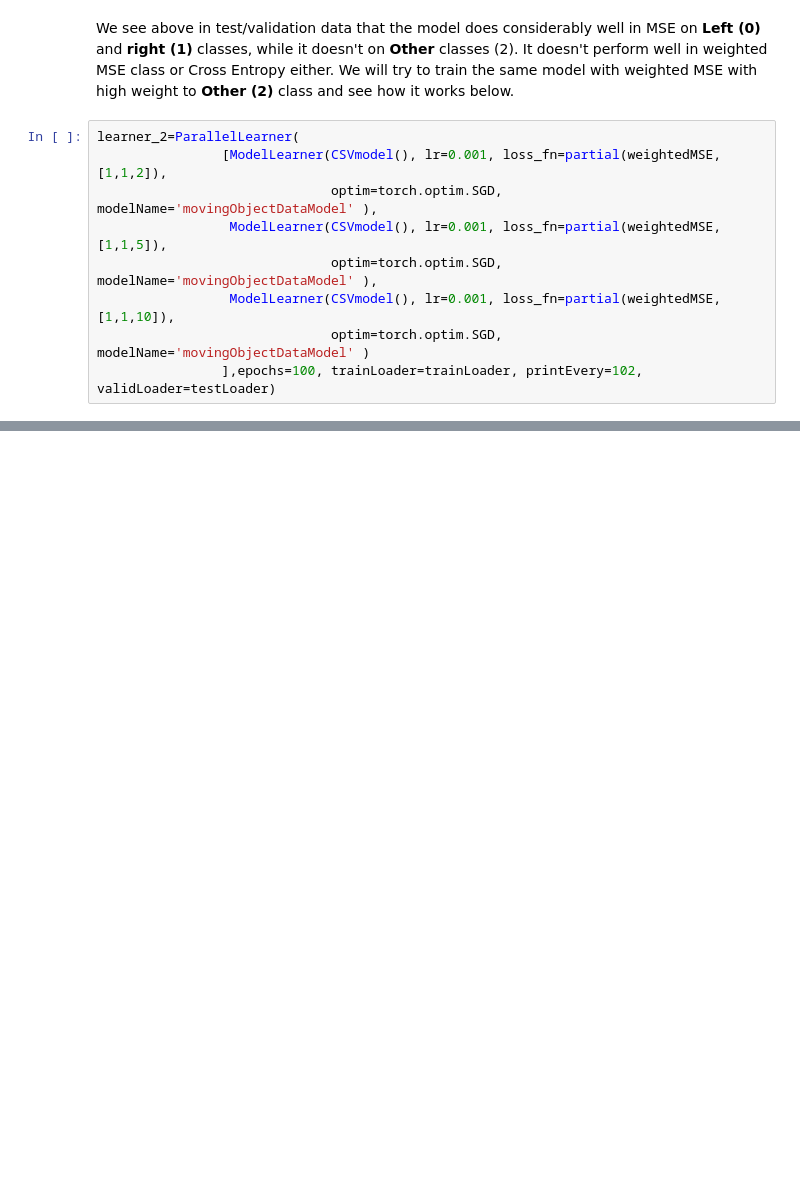
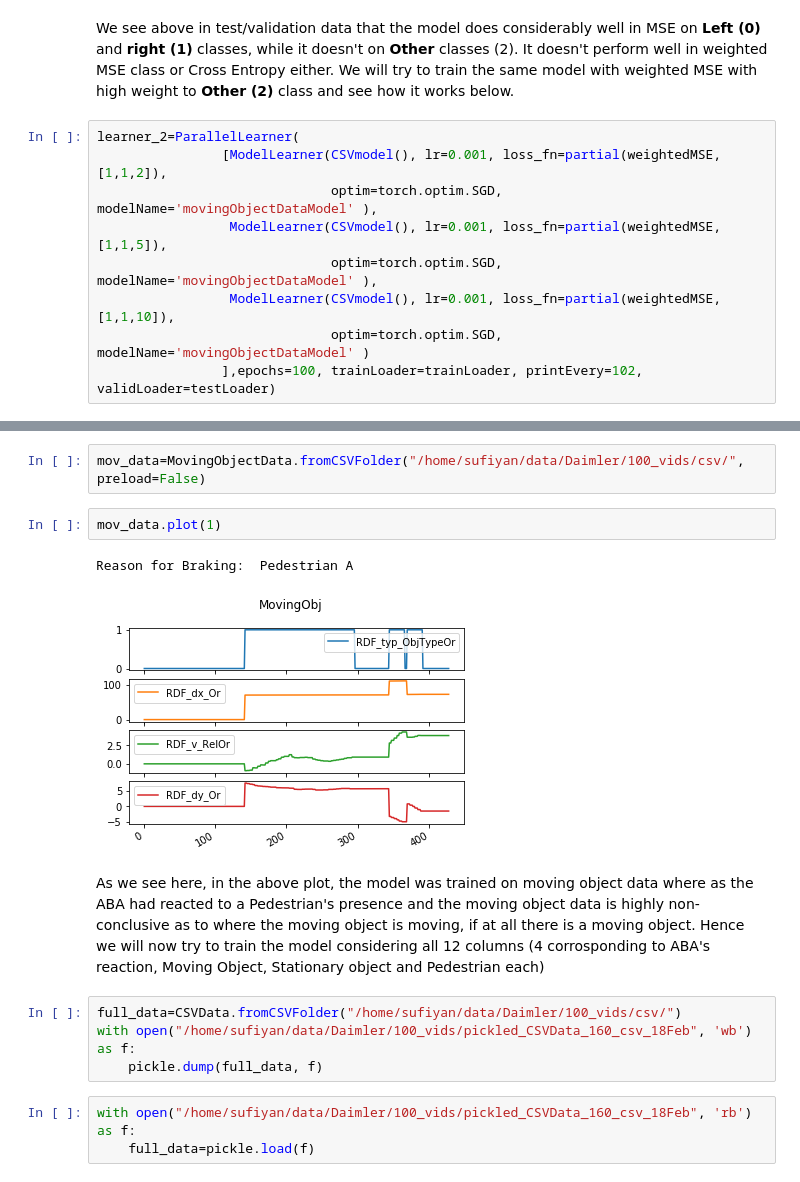
Before and after one commit to dumbPy/SceneR2, a Jupyter notebook: Notebooks/CSV_Model.ipynb, the cells around one changed output, grey strips where cells are left out. Saved outputs shown, nothing was run; the diff lists cells and outputs as text; blank space fills up the shorter version.

Commit message:
trained on full data as well

```diff
--- a/Notebooks/CSV_Model.ipynb
+++ b/Notebooks/CSV_Model.ipynb
@@ -205,0 +209,16 @@ wMSE_1:1:10
+# %%
+mov_data=MovingObjectData.fromCSVFolder("/home/sufiyan/data/Daimler/100_vids/csv/", preload=False)
+# %%
+mov_data.plot(1)
+# %% [output]
+Reason for Braking:  Pedestrian A
+[figure, added]
+# %% [markdown]
+As we see here, in the above plot, the model was trained on moving object data where as the ABA had reacted to a Pedestrian's presence and the moving object data is highly non-conclusive as to where the moving object is moving, if at all there is a moving object. Hence we will now try to train the model considering all 12 columns (4 corrosponding to ABA's reaction, Moving Object, Stationary object and Pedestrian each)
+# %%
+full_data=CSVData.fromCSVFolder("/home/sufiyan/data/Daimler/100_vids/csv/")
+with open("/home/sufiyan/data/Daimler/100_vids/pickled_CSVData_160_csv_18Feb", 'wb') as f:
+    pickle.dump(full_data, f)
+# %%
+with open("/home/sufiyan/data/Daimler/100_vids/pickled_CSVData_160_csv_18Feb", 'rb') as f:
+    full_data=pickle.load(f)
```
Also changed, not shown: parts of 18 cells of this notebook.
